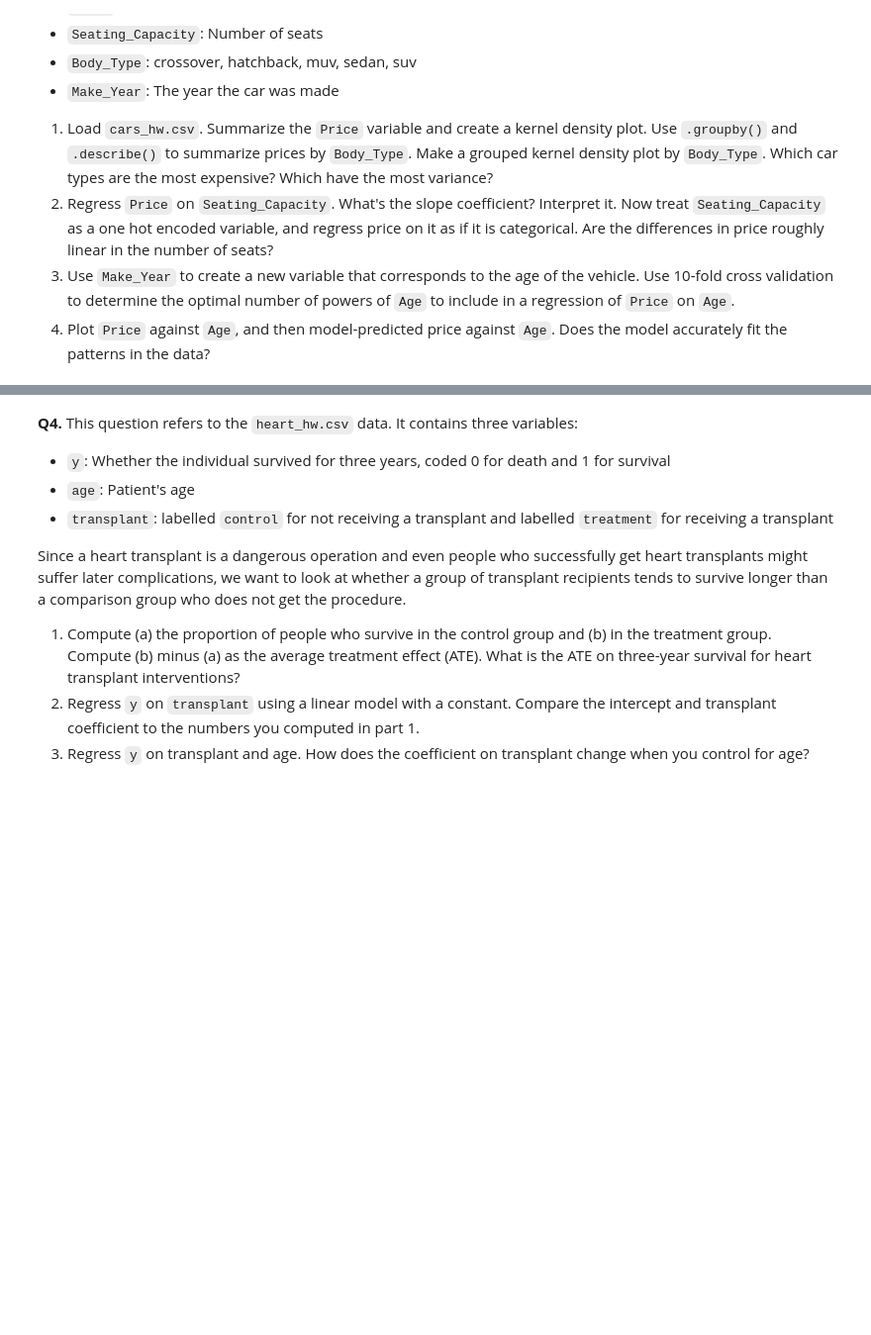
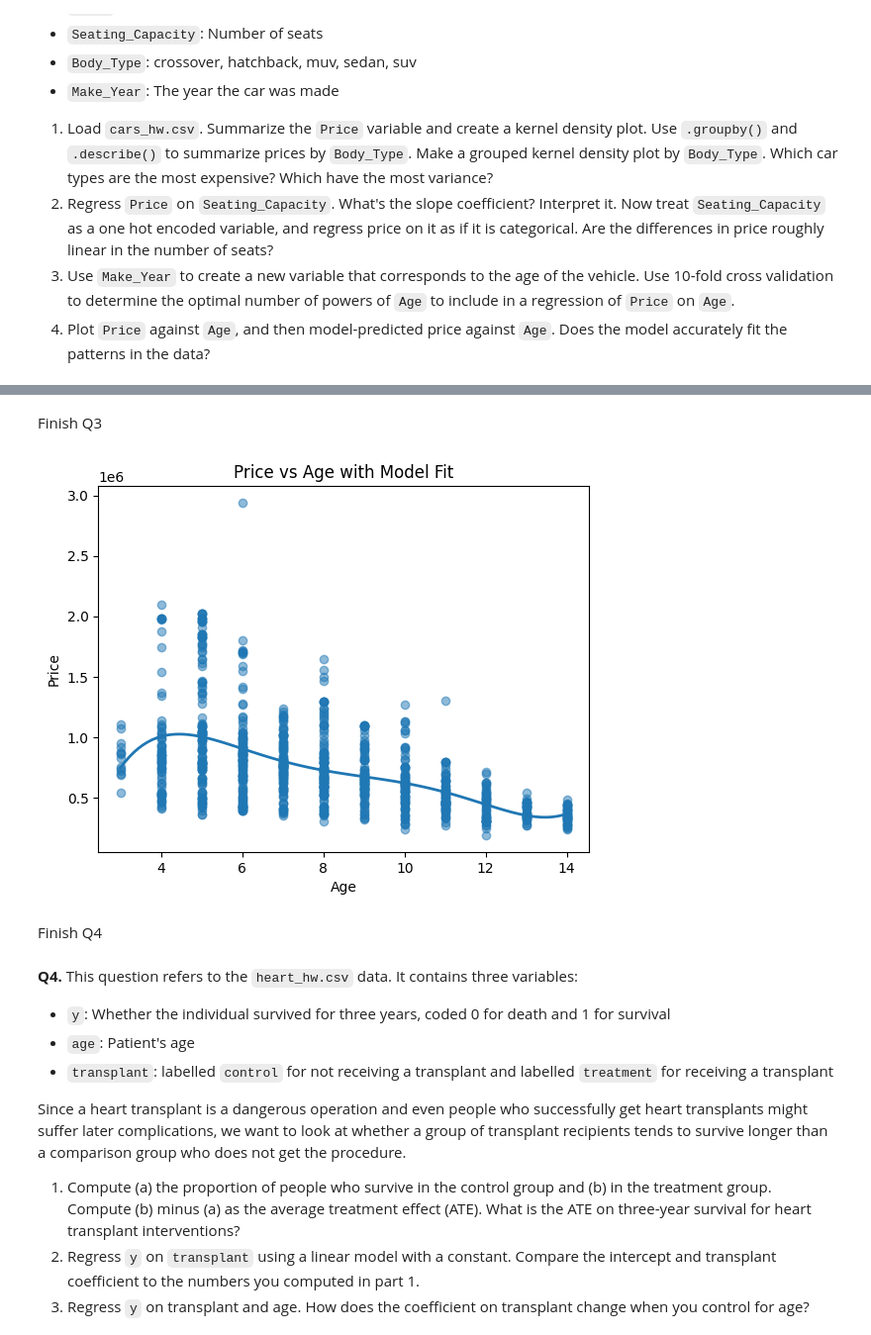
Before and after one commit to kayleendo/programming, a Jupyter notebook: assignment/03_assignment_linear_models.ipynb, the cells around one changed output, grey strips where cells are left out. Shown at 99% size. Drawn from its saved outputs; the diff is of its cells as text; code cells hidden in the pictures; blank space fills up the shorter version.

```diff
--- a/assignment/03_assignment_linear_models.ipynb
+++ b/assignment/03_assignment_linear_models.ipynb
@@ -80,0 +343,19 @@ K-fold cross validation is usually selected as k = 5 or 10. A high k value is sl
+# %%
+# Question 2
+X = df[["Seating_Capacity"]]
+y = df["Price"]
+
+model = LinearRegression()
+model.fit(X, y)
+
+slope = model.coef_[0]
+
+print("Slope:", slope)
+
+X_cat = pd.get_dummies(df["Seating_Capacity"], drop_first=True)
+y = df["Price"]
+
+model_cat = LinearRegression()
+model_cat.fit(X_cat, y)
+
+print("Coefficients:", model_cat.coef_)
@@ -81,3 +421,29 @@ K-fold cross validation is usually selected as k = 5 or 10. A high k value is sl
+# %% [markdown]
+Finish Q3
+# %%
+# Question 4
+plt.scatter(df["Age"], df["Price"], alpha=0.5)
+
+# Fit best model
+X_poly = np.column_stack([X_age**d for d in range(1, best_degree+1)])
+model = LinearRegression()
+model.fit(X_poly, y)
+
+# Smooth curve
+age_grid = np.linspace(df["Age"].min(), df["Age"].max(), 100)
+age_grid_poly = np.column_stack([age_grid**d for d in range(1, best_degree+1)])
+
+preds = model.predict(age_grid_poly)
+
+plt.plot(age_grid, preds, linewidth=2)
+plt.xlabel("Age")
+plt.ylabel("Price")
+plt.title("Price vs Age with Model Fit")
+plt.show()
+# %% [output]
+[figure, added]
+# %% [markdown]
+Finish Q4
 # %% [markdown]
 **Q4.** This question refers to the `heart_hw.csv` data. It contains three variables:
 
```
Also changed, not shown: parts of 31 cells of this notebook.
